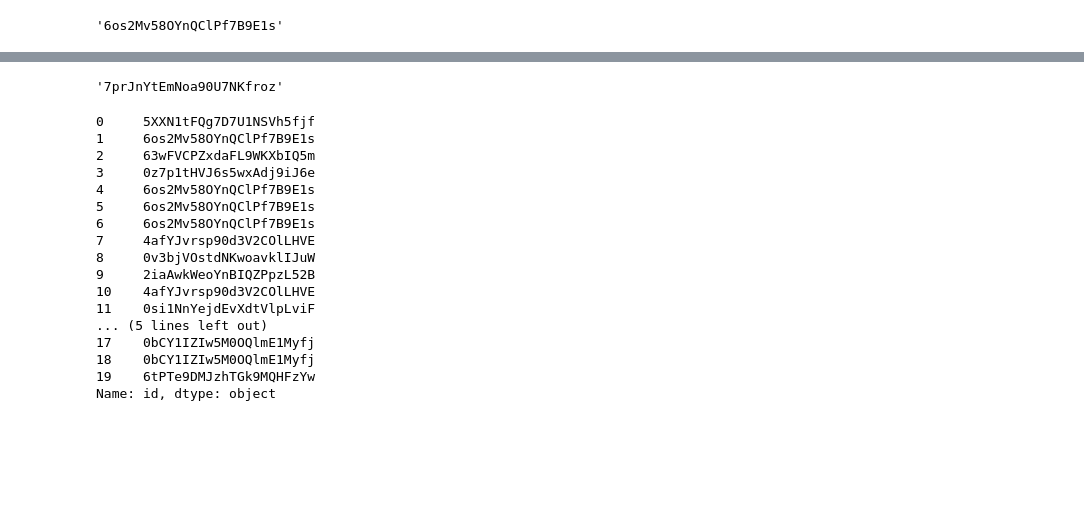
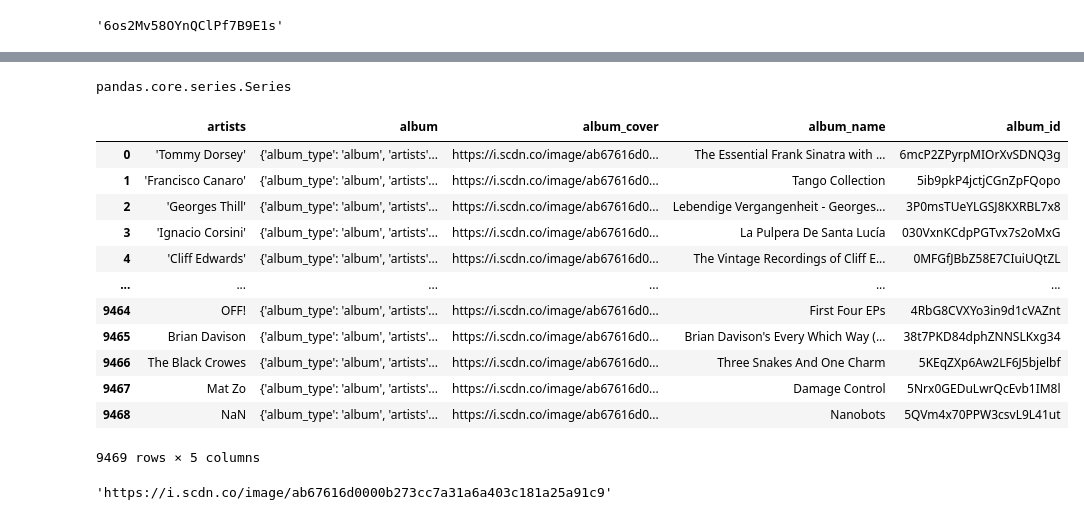
Before and after one commit to tklein98/cratescanner_2.0, a Jupyter notebook: notebooks/spotify_client.ipynb, the cells around one changed output, grey strips where cells are left out. Drawn from its saved outputs; the diff is of its cells as text; code cells hidden in the pictures; blank space fills up the shorter version.

Commit message:
Built functionality to call Spotify API and build dataframe to extract relevant data and song information

```diff
--- a/notebooks/spotify_client.ipynb
+++ b/notebooks/spotify_client.ipynb
@@ -701,24 +675,0 @@ song_df.tail()
-# %%
-get_album_by_track_id("23furE1azaxq02V6iHZHMt")
-# %% [output]
-'7prJnYtEmNoa90U7NKfroz'
-# %%
-song_df['id'][0:20].map(get_album_by_track_id)
-# %% [output]
-0     5XXN1tFQg7D7U1NSVh5fjf
-1     6os2Mv58OYnQClPf7B9E1s
-2     63wFVCPZxdaFL9WKXbIQ5m
-3     0z7p1tHVJ6s5wxAdj9iJ6e
-4     6os2Mv58OYnQClPf7B9E1s
-5     6os2Mv58OYnQClPf7B9E1s
-6     6os2Mv58OYnQClPf7B9E1s
-7     4afYJvrsp90d3V2COlLHVE
-8     0v3bjVOstdNKwoavklIJuW
-9     2iaAwkWeoYnBIQZPpzL52B
-10    4afYJvrsp90d3V2COlLHVE
-11    0si1NnYejdEvXdtVlpLviF
-... (5 lines left out)
-17    0bCY1IZIw5M0OQlmE1Myfj
-18    0bCY1IZIw5M0OQlmE1Myfj
-19    6tPTe9DMJzhTGk9MQHFzYw
-Name: id, dtype: object
@@ -724,0 +678,22 @@ Name: id, dtype: object
+# %%
+album_large_v2 = pd.read_csv("/Users/wesleyhouse/code/WesH0use/crate_scanner/crate_scanner/data/full_albums.csv")
+# %%
+type(album_large_v2["album"])
+# %% [output]
+pandas.core.series.Series
+# %%
+album_large_v2
+# %% [output]
+|  | artists | album | album_cover | album_name | album_id |
+| 0 | 'Tommy Dorsey' | {'album_type': 'album', 'artists'... | https://i.scdn.co/image/ab67616d0... | The Essential Frank Sinatra with ... | 6mcP2ZPyrpMIOrXvSDNQ3g |
+| 1 | 'Francisco Canaro' | {'album_type': 'album', 'artists'... | https://i.scdn.co/image/ab67616d0... | Tango Collection | 5ib9pkP4jctjCGnZpFQopo |
+| 2 | 'Georges Thill' | {'album_type': 'album', 'artists'... | https://i.scdn.co/image/ab67616d0... | Lebendige Vergangenheit - Georges... | 3P0msTUeYLGSJ8KXRBL7x8 |
+| 3 | 'Ignacio Corsini' | {'album_type': 'album', 'artists'... | https://i.scdn.co/image/ab67616d0... | La Pulpera De Santa Lucía | 030VxnKCdpPGTvx7s2oMxG |
+| 4 | 'Cliff Edwards' | {'album_type': 'album', 'artists'... | https://i.scdn.co/image/ab67616d0... | The Vintage Recordings of Cliff E... | 0MFGfJBbZ58E7CIuiUQtZL |
+| ... | ... | ... | ... | ... | ... |
+| 9464 | OFF! | {'album_type': 'album', 'artists'... | https://i.scdn.co/image/ab67616d0... | First Four EPs | 4RbG8CVXYo3in9d1cVAZnt |
+| 9465 | Brian Davison | {'album_type': 'album', 'artists'... | https://i.scdn.co/image/ab67616d0... | Brian Davison's Every Which Way (... | 38t7PKD84dphZNNSLKxg34 |
+| 9466 | The Black Crowes | {'album_type': 'album', 'artists'... | https://i.scdn.co/image/ab67616d0... | Three Snakes And One Charm | 5KEqZXp6Aw2LF6J5bjelbf |
+| 9467 | Mat Zo | {'album_type': 'album', 'artists'... | https://i.scdn.co/image/ab67616d0... | Damage Control | 5Nrx0GEDuLwrQcEvb1IM8l |
+| 9468 | NaN | {'album_type': 'album', 'artists'... | https://i.scdn.co/image/ab67616d0... | Nanobots | 5QVm4x70PPW3csvL9L41ut |
+9469 rows × 5 columns
@@ -724,0 +702,4 @@ Name: id, dtype: object
+# %%
+large_album_image_df["album_cover"][100]
+# %% [output]
+'https://i.scdn.co/image/ab67616d0000b273cc7a31a6a403c181a25a91c9'
```
Also changed, not shown: parts of 5 cells of this notebook, 3 other files.
